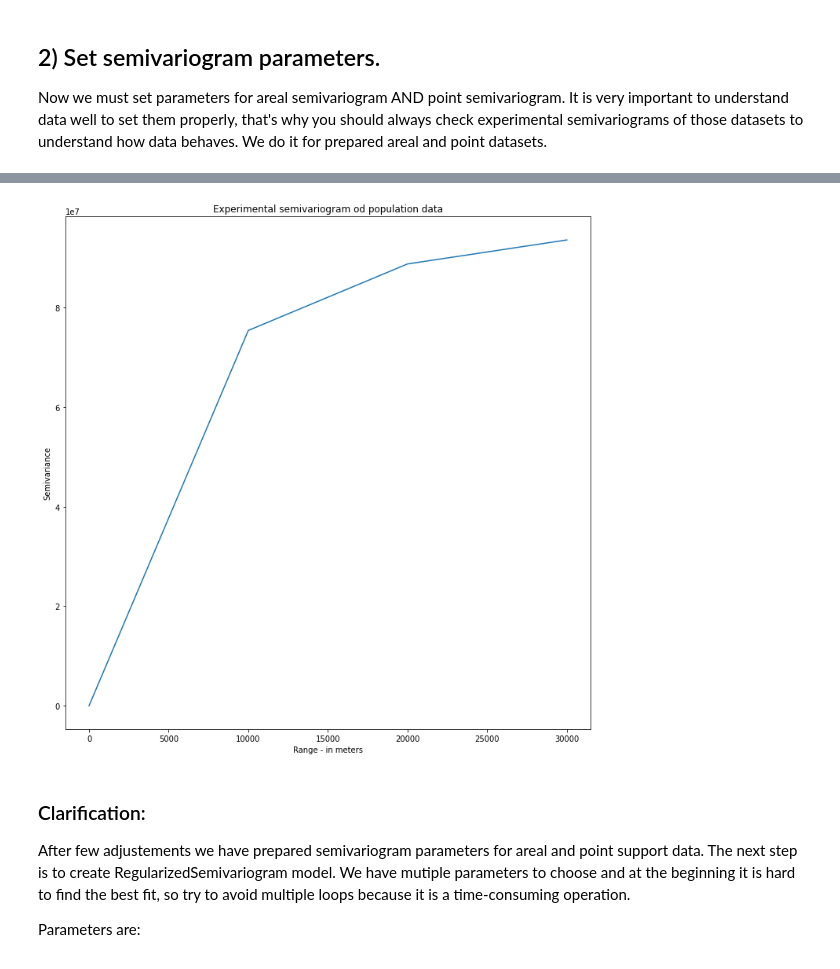
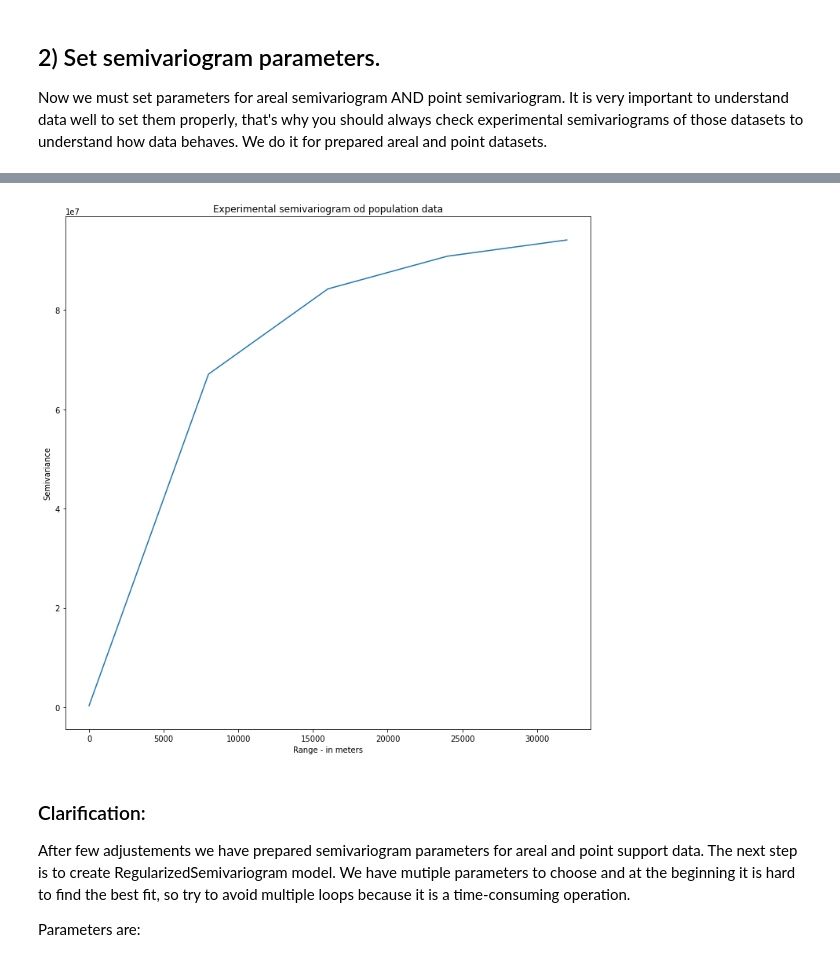
Before and after one commit to DataverseLabs/pyinterpolate, a Jupyter notebook: tutorials/Semivariogram Regularization (Intermediate).ipynb, the cells around one changed output, grey strips where cells are left out. Drawn from its saved outputs; the diff is of its cells as text; code cells hidden in the pictures.

```diff
--- a/tutorials/Semivariogram Regularization (Intermediate).ipynb
+++ b/tutorials/Semivariogram Regularization (Intermediate).ipynb
@@ -164,35 +164,35 @@ plt.show()
 
 def build_point_array(points):
     a = None
 
     for rec in points:
         if a is None:
             a = rec.copy()
         else:
             a = np.vstack((a, rec))
 
     return a
 
 maximum_point_range = 40000
-step_size_points = 5000
+step_size_points = 4000
 lags_points = np.arange(0, maximum_point_range, step_size_points * 2)
 
 
 pt = build_point_array(points_in_area[:, 1])  # x, y, val
 exp_semivar = calculate_semivariance.calculate_semivariance(data=pt,
                                                            lags=lags_points,
                                                            step_size=step_size_points)
 
 # Plot experimental semivariogram
 
 plt.figure(figsize=(12, 12))
 plt.plot(exp_semivar[:, 0], exp_semivar[:, 1])
 plt.title('Experimental semivariogram od population data')
 plt.xlabel('Range - in meters')
 plt.ylabel('Semivariance')
 plt.show()
 # %% [output]
-[figure, old version]
+[figure, new version]
 # %% [markdown]
 ### Clarification:
 
```
Also changed, not shown: parts of 7 cells of this notebook, 58 other files.
